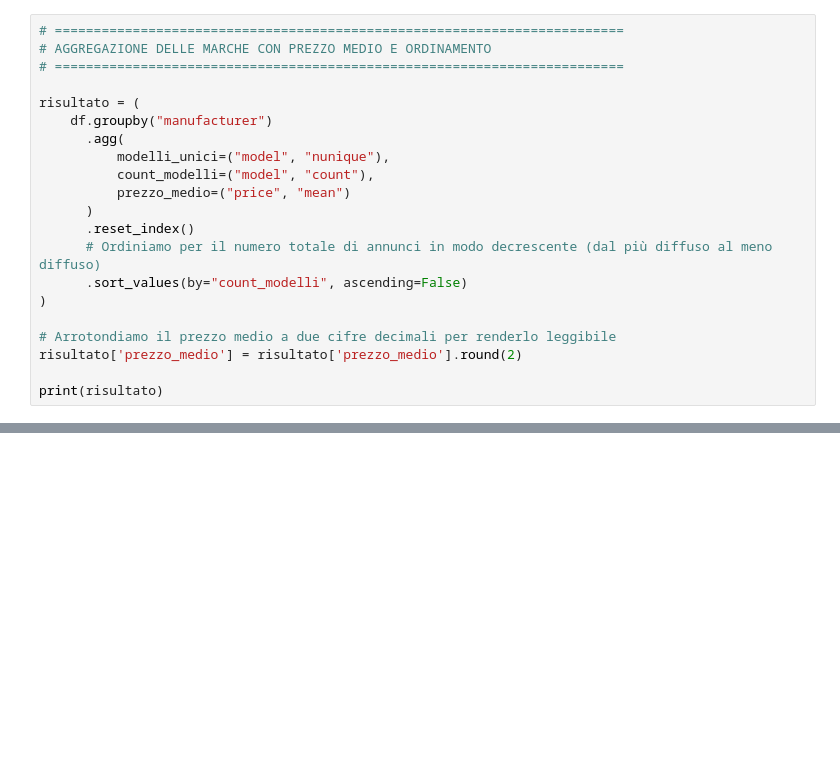
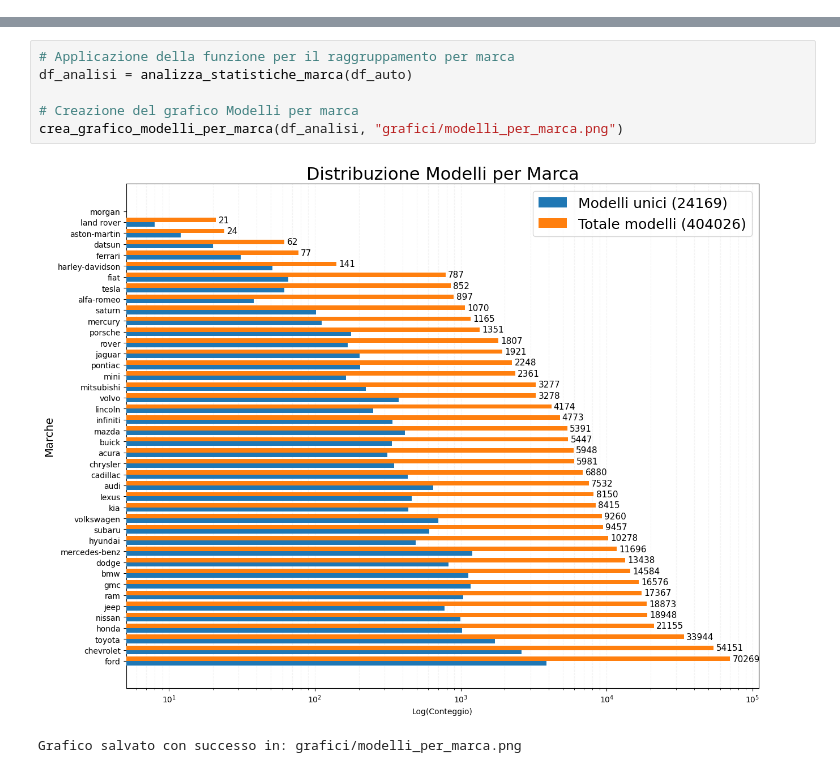
Before and after one commit to Vesp3x/verifica_finale, a Jupyter notebook: dataset_cleaning.ipynb, the cells around one changed output, grey strips where cells are left out. Cells and saved outputs as stored; diff of their text form; blank space fills up the shorter version.

```diff
--- a/dataset_cleaning.ipynb
+++ b/dataset_cleaning.ipynb
@@ -6,21 +10,0 @@ df = pd.read_csv("vehicles_dataset.csv")
-# %%
-# =========================================================================
-# AGGREGAZIONE DELLE MARCHE CON PREZZO MEDIO E ORDINAMENTO
-# =========================================================================
-
-risultato = (
-    df.groupby("manufacturer")
-      .agg(
-          modelli_unici=("model", "nunique"),
-          count_modelli=("model", "count"),
-          prezzo_medio=("price", "mean")
-      )
-      .reset_index()
-      # Ordiniamo per il numero totale di annunci in modo decrescente (dal più diffuso al meno diffuso)
-      .sort_values(by="count_modelli", ascending=False)
-)
-
-# Arrotondiamo il prezzo medio a due cifre decimali per renderlo leggibile
-risultato['prezzo_medio'] = risultato['prezzo_medio'].round(2)
-
-print(risultato)
@@ -83 +92,10 @@ plt.show()
+# %%
+# Applicazione della funzione per il raggruppamento per marca
+df_analisi = analizza_statistiche_marca(df_auto)
+
+# Creazione del grafico Modelli per marca
+crea_grafico_modelli_per_marca(df_analisi, "grafici/modelli_per_marca.png")
+# %% [output]
+[figure, added]
+Grafico salvato con successo in: grafici/modelli_per_marca.png
 # %%
```
Also changed, not shown: parts of 31 cells of this notebook, 38 other files.
